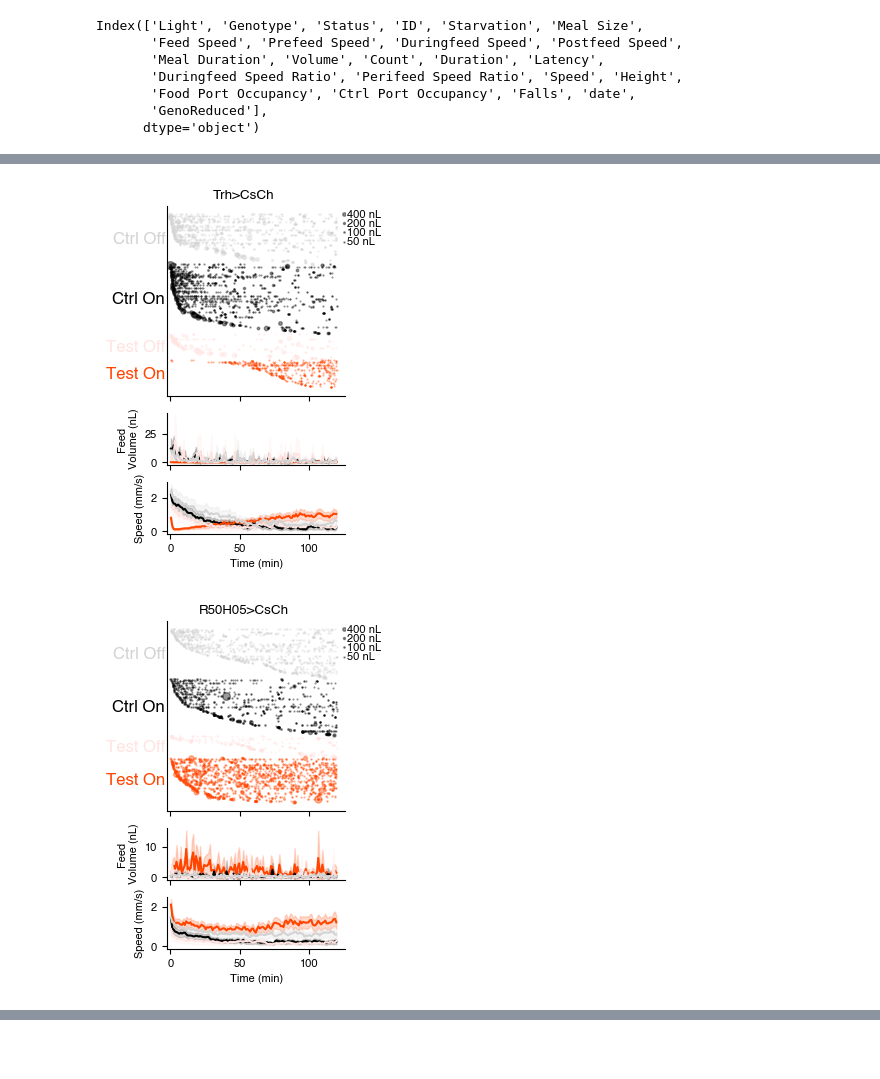
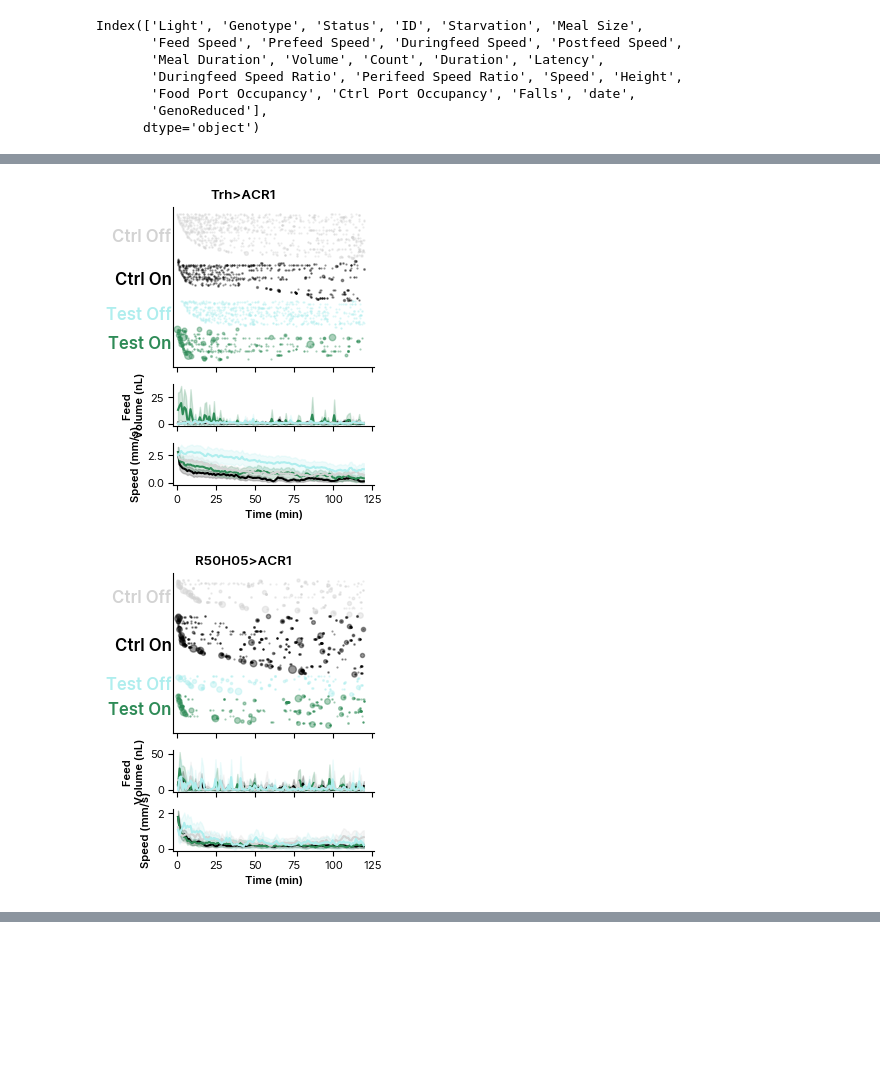
Before and after one commit to sangyu/Holophenotype5HT, a Jupyter notebook: nbs/01_Figures/02_Trh Feeding.ipynb, the cells around one changed output, grey strips where cells are left out. Saved outputs shown, nothing was run; the diff lists cells and outputs as text; code cells hidden in the pictures; blank space fills up the shorter version.

```diff
--- a/nbs/01_Figures/02_Trh Feeding.ipynb
+++ b/nbs/01_Figures/02_Trh Feeding.ipynb
@@ -77,3 +87,12 @@ Index(['Light', 'Genotype', 'Status', 'ID', 'Starvation', 'Meal Size',
 
 cschpalette = {'Ctrl-Red Light On':'k', 'Ctrl-Red Light Off':'lightgray', 'Test-Red Light On':'orangered', 'Test-Red Light Off':'mistyrose' }
 acrpalette = {'Ctrl-Green Light On':'k', 'Ctrl-Green Light Off':'lightgray', 'Test-Green Light On':'seagreen', 'Test-Green Light Off':'paleturquoise' }
+# %%
+setFont('inter', 9)
+matplotlib.rcParams['pdf.fonttype'] = 42
+plt.rcParams.update({'font.family':'inter'})
+a, b, c = TrhCsCh_ele.plotStacked(colorBy = ['Status','Temperature'], customPalette=cschpalette, dotbase=1, dotratio=10, figsize=(3, 3.5),
+                                  bubbleLegend = False, bubbleYLabelSize = 10)
+a.suptitle('Trh>CsCh', fontname = 'inter', weight = 'semibold')
+a.savefig(figurepath+'TrhCsCh_raster.svg', format="svg")
+a.savefig(figurepath+'TrhCsCh_raster.png', dpi = 300)
@@ -80,16 +110,15 @@ acrpalette = {'Ctrl-Green Light On':'k', 'Ctrl-Green Light Off':'lightgray', 'Te
 # %%
-setFont('Helvetica', 8)
-a, b, c = TrhCsCh_ele.plotStacked(colorBy = ['Status','Temperature'], customPalette=cschpalette, dotbase=1, dotratio=10, figsize=(3, 4))
-a.suptitle('Trh>CsCh')
-a.savefig(figurepath+'TrhCsCh_raster.svg')
+setFont('inter', 9)
+a, b, c = TrhACR1_ele.plotStacked(colorBy = ['Status','Temperature'], customPalette=acrpalette, dotbase=1, dotratio=10, figsize=(3, 3.5), bubbleLegend = False)
+a.suptitle('Trh>ACR1', weight = 'semibold')
+a.savefig(figurepath+'TrhACR1_raster.svg')
 # %% [output]
-[figure, old version]
+[figure, new version]
 # %%
 
-setFont('Helvetica', 8)
-
-a, b, c = R50CsCh_ele.plotStacked(colorBy = ['Status','Temperature'], customPalette=cschpalette, dotbase=1, dotratio=10, figsize=(3, 4))
-a.suptitle('R50H05>CsCh')
-a.savefig(figurepath+'R50CsCh_raster.svg')
+setFont('inter', 9)
+a, b, c = R50ACR1_ele.plotStacked(colorBy = ['Status','Temperature'], customPalette=acrpalette, dotbase=1, dotratio=10, figsize=(3, 3.5), bubbleLegend = False)
+a.suptitle('R50H05>ACR1', weight = 'semibold')
+a.savefig(figurepath+'R50ACR1_raster.svg')
 # %% [output]
-[figure, old version]
+[figure, new version]
```
Also changed, not shown: parts of 18 cells of this notebook, 9 other files.
